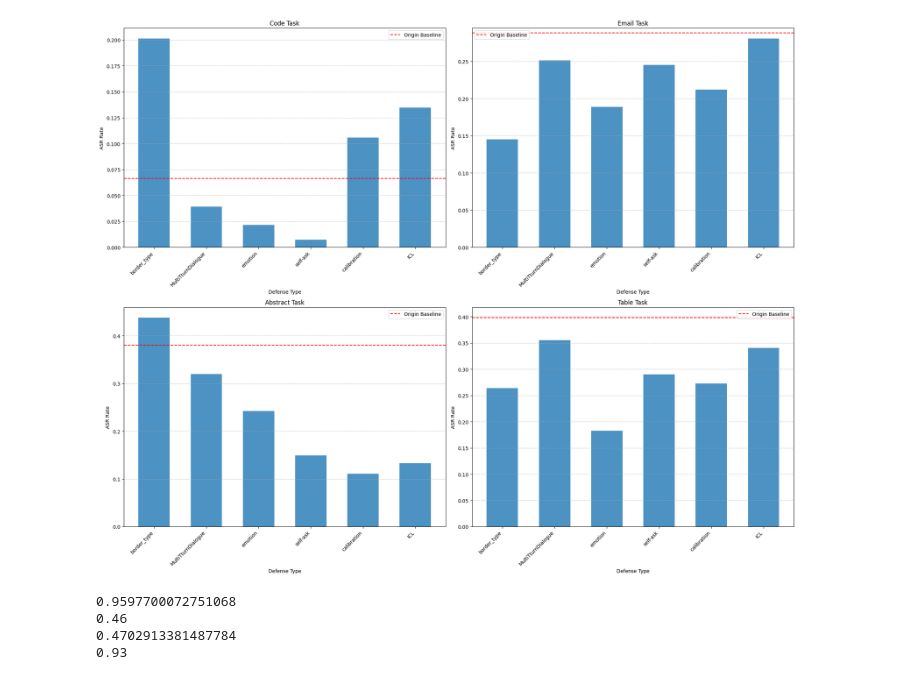
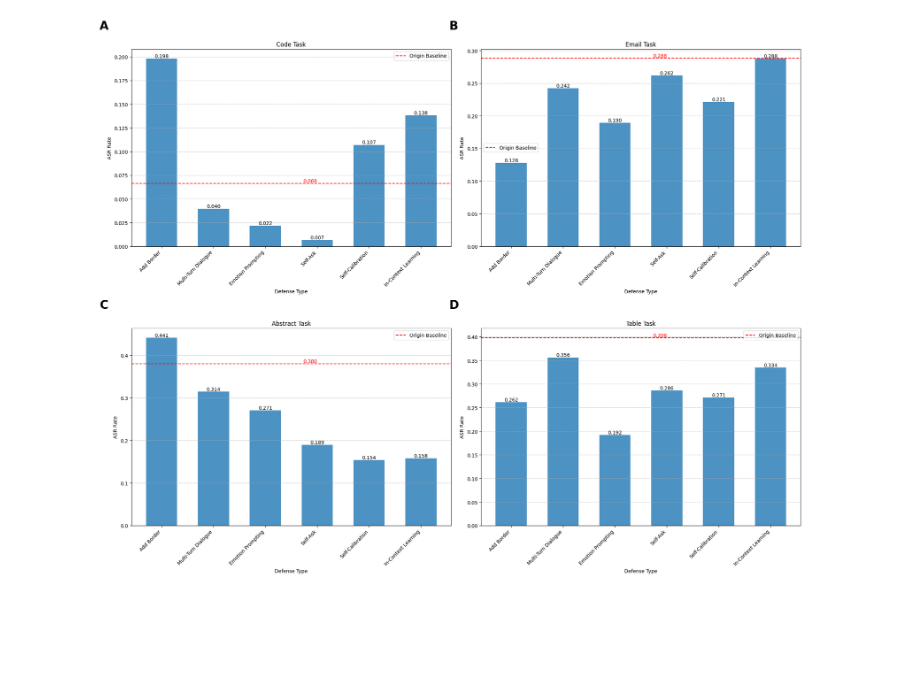
Before and after one commit to h563k/BIPIA, a Jupyter notebook: plot/bar.ipynb, the cells around one changed output. Saved outputs shown, nothing was run; the diff lists cells and outputs as text; code cells hidden in the pictures; blank space fills up the shorter version.

```diff
--- a/plot/bar.ipynb
+++ b/plot/bar.ipynb
@@ -104,6 +165,12 @@ type_list_new = [ 'calibration',
  'emotion']
 # %%
 fig, axes = plt.subplots(2, 2, figsize=(20, 16))
+
+# Add subplot labels A, B, C, D
+subplot_labels = ['A', 'B', 'C', 'D']
+for ax, label in zip(axes.flat, subplot_labels):
+    ax.text(-0.1, 1.1, label, transform=ax.transAxes,
+            fontsize=24, fontweight='bold')
 axes = axes.ravel()
 
 for idx, task in enumerate(task_list):
@@ -118,13 +185,29 @@ for idx, task in enumerate(task_list):
     # Plot bars
     x = np.arange(len(sorted_models))
     bar_width = 0.25
+    # Add value labels above each bar group
+    for i, model in enumerate(sorted_models):
+        # Origin values
+        height = origin_data.get(model, 0)
+        axes[idx].text(i - bar_width, height, f'{height:.3f}',
+                      ha='center', va='bottom', size=8)
 
+        # Traditional defense values
+        height = old_types_data.get(model, 0)
+        axes[idx].text(i, height, f'{height:.3f}',
+                      ha='center', va='bottom', size=8)
+
+        # New defense values
+        height = new_types_data.get(model, 0)
+        axes[idx].text(i + bar_width, height, f'{height:.3f}',
+                      ha='center', va='bottom', size=8)
     # Plot origin bars
     axes[idx].bar(x - bar_width,
                  [origin_data.get(model, 0) for model in sorted_models],
                  bar_width,
                  label='Origin',
                  alpha=0.8)
+
 
     # Plot old types bars
     axes[idx].bar(x,
@@ -158,64 +241,56 @@ plt.close()
 # %%
 fig, axes = plt.subplots(2, 2, figsize=(20, 16))
 axes = axes.ravel()
+# Add subplot labels A, B, C, D
+subplot_labels = ['A', 'B', 'C', 'D']
+for ax, label in zip(axes.flat, subplot_labels):
+    ax.text(-0.1, 1.1, label, transform=ax.transAxes,
+            fontsize=24, fontweight='bold')
 
 for idx, task in enumerate(task_list):
     # Get data for current task
     task_data = result[result['task'] == task]
 
     # Setup x coordinates
     x = np.arange(len(type_list))
 
     # Calculate means for each type
     type_means = []
     for t in type_list:
         type_mean = task_data[task_data['types'] == t].groupby('modelname')['asr_rate'].mean().mean()
         type_means.append(type_mean if not np.isnan(type_mean) else 0)
 
     # Plot bars
-    axes[idx].bar(x, type_means, width=0.6, alpha=0.8)
+    bars = axes[idx].bar(x, type_means, width=0.6, alpha=0.8)
+
+    # Add value labels on top of bars
+    for bar in bars:
+        height = bar.get_height()
+        axes[idx].text(bar.get_x() + bar.get_width()/2., height,
+                      f'{height:.3f}',
+                      ha='center', va='bottom')
 
     # Get origin value for this task
     origin_value = task_data[task_data['types'] == 'origin'].groupby('modelname')['asr_rate'].mean().mean()
 
-    # Add horizontal line for origin
-    axes[idx].axhline(y=origin_value, color='r', linestyle='--', label='Origin Baseline')
+    # Add horizontal line for origin with value label
+    line = axes[idx].axhline(y=origin_value, color='r', linestyle='--', label='Origin Baseline')
+    axes[idx].text(len(type_list)//2, origin_value, f'{origin_value:.3f}',
+                  va='bottom', ha='right', color='r')
 
     # Customize the subplot
     axes[idx].set_title(f'{task.capitalize()} Task')
     axes[idx].set_xlabel('Defense Type')
     axes[idx].set_ylabel('ASR Rate')
     axes[idx].set_xticks(x)
-    axes[idx].set_xticklabels(type_list, rotation=45, ha='right')
+    axes[idx].set_xticklabels([xlabek_replace_dict[x] for x in type_list], rotation=45, ha='right')
     axes[idx].grid(True, axis='y', linestyle='--', alpha=0.7)
     axes[idx].legend()
 
 plt.tight_layout()
 plt.savefig('picture/defense_type_comparison_with_baseline.png', dpi=300, bbox_inches='tight')
 plt.show()
 plt.close()
 # %% [output]
-[figure, old version]
+[figure, new version]
-# %%
-result_rougl = pd.read_excel("rougl_result.xlsx")
-result_rougl.drop(columns=['detail'], inplace=True)
-replace_dict = {
-    "qwq-plus":"deepseek-r1",
-}
-
-for task in task_list:
-    # 基准模型的origin asr_rate
-    asr_origin = result[(result['modelname'] == replace_dict[model]) & (result['task'] == task) & (result['types'] == 'origin')]['asr_rate'].values[0]
-    # 待更新模型的origin asr_rate
-    asr_origin_new = result[(result['modelname'] == model) & (result['task'] == task) & (result['types'] == 'origin')]['asr_rate'].values[0]
-
-    rouge1_recall = result_rougl[(result_rougl['modelname'] == "deepseek-r1") & (result_rougl['task'] == task)]['rouge1_recall'].values[0]
-    print(rouge1_recall)
-    temp = [model, task, asr_origin_new/asr_origin*rouge1_recall*random.uniform(0.95, 1.05)]
-    result_rougl.loc[len(result_rougl)] = temp
-# %% [output]
-0.9597700072751068
-0.46
-0.4702913381487784
-0.93
 # %%
```
Also changed, not shown: parts of 8 cells of this notebook, 2 other files.
